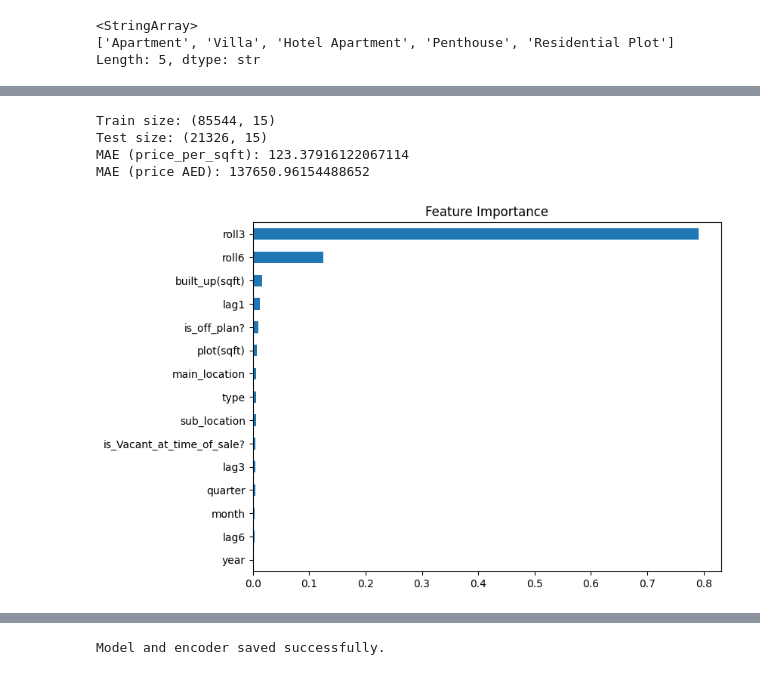
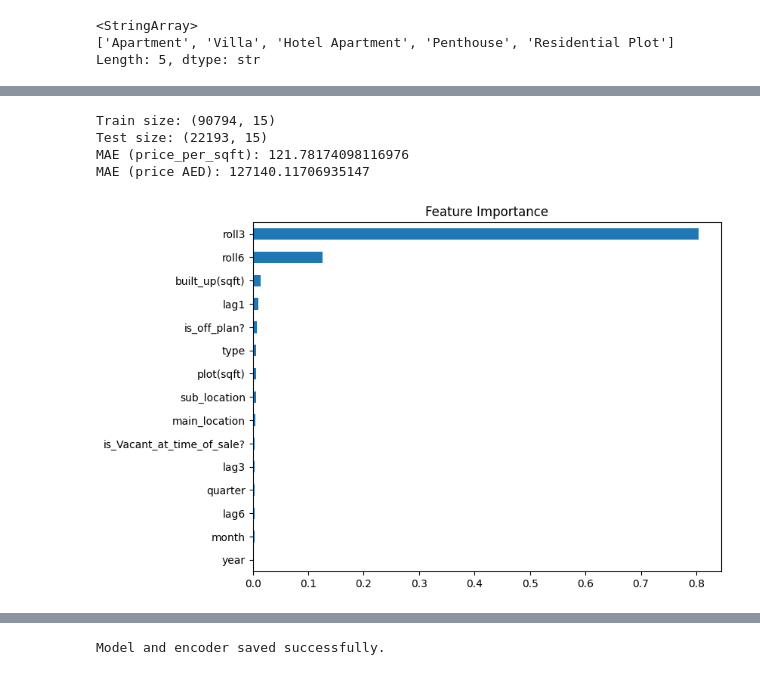
Before and after one commit to Paramesh079/sellanyhome, a Jupyter notebook: eda/train.ipynb, the cells around one changed output, grey strips where cells are left out. Cells and saved outputs as stored; diff of their text form; code cells hidden in the pictures.

```diff
--- a/eda/train.ipynb
+++ b/eda/train.ipynb
@@ -230,7 +460,7 @@ from sklearn.metrics import mean_absolute_error
 from xgboost import XGBRegressor
 
 
-df = pd.read_csv("final_data.csv")
+df = pd.read_csv("final_data_above_60.csv")
 
 
 df['date'] = pd.to_datetime(df['date'])
@@ -306,38 +536,38 @@ model = XGBRegressor(
 )
 
 model.fit(X_train, y_train)
 
 
 pred = model.predict(X_test)
 
 
 mae = mean_absolute_error(y_test, pred)
 
 print("MAE (price_per_sqft):", mae)
 
 predicted_price = pred * X_test['built_up(sqft)']
 
 actual_price = test['price(EAD)']
 
 price_mae = mean_absolute_error(actual_price, predicted_price)
 
 print("MAE (price AED):", price_mae)
 
 import matplotlib.pyplot as plt
 
 importance = model.feature_importances_
 
 feat_importance = pd.Series(importance, index=features)
 
 feat_importance.sort_values().plot(kind='barh', figsize=(8,6))
 plt.title("Feature Importance")
 plt.show()
 # %% [output]
-Train size: (85544, 15)
-Test size: (21326, 15)
-MAE (price_per_sqft): 123.37916122067114
-MAE (price AED): 137650.96154488652
+Train size: (90794, 15)
+Test size: (22193, 15)
+MAE (price_per_sqft): 121.78174098116976
+MAE (price AED): 127140.11706935147
-[figure, old version]
+[figure, new version]
 # %%
 import pandas as pd
 import numpy as np
```
Also changed, not shown: parts of 34 cells of this notebook, 3 other files.
